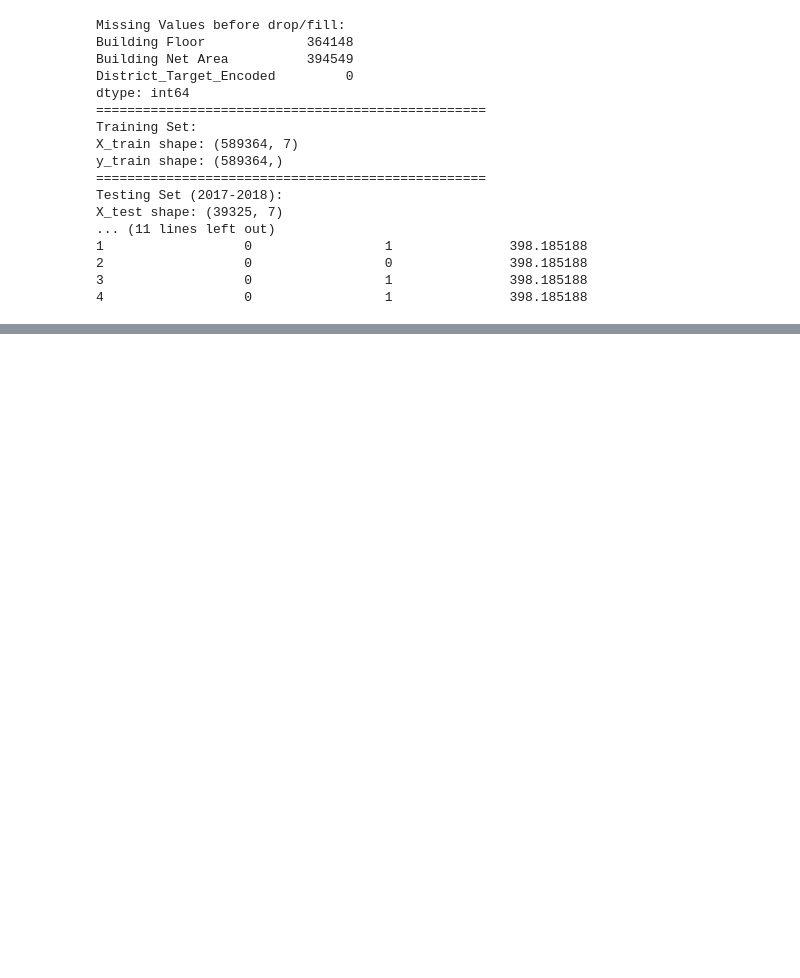
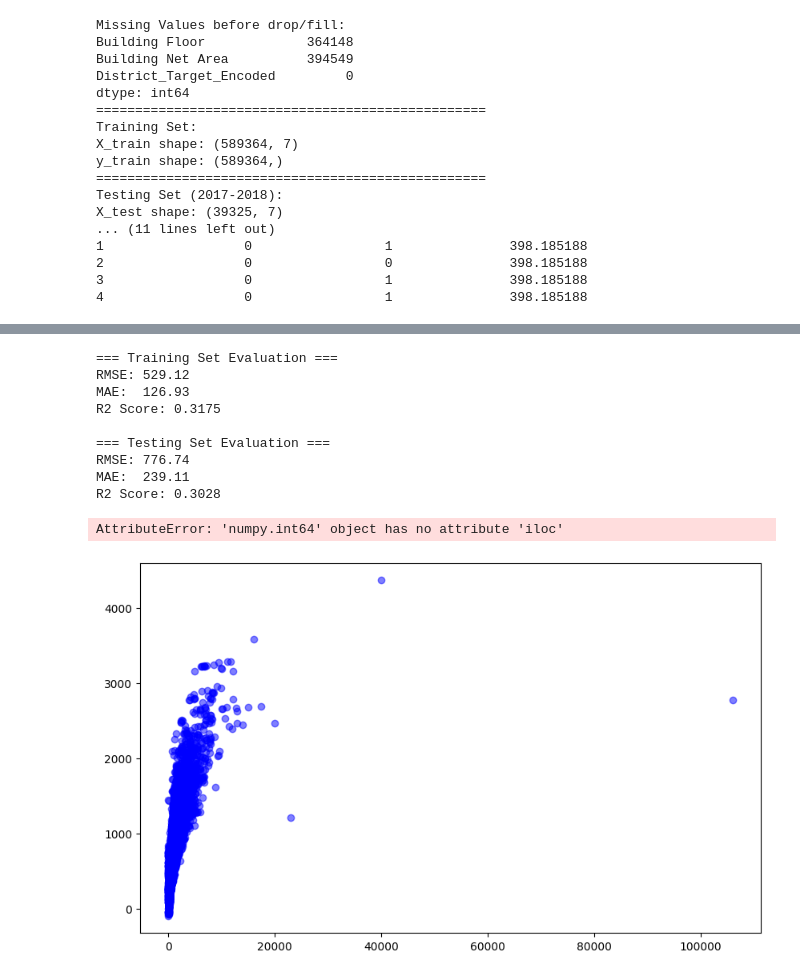
Before and after one commit to hung51607602/COMP4096_GroupProject, a Jupyter notebook: version_2.ipynb, the cells around one changed output, grey strips where cells are left out. Saved outputs shown, nothing was run; the diff lists cells and outputs as text; code cells hidden in the pictures; blank space fills up the shorter version.

```diff
--- a/version_2.ipynb
+++ b/version_2.ipynb
@@ -218,0 +462,46 @@ X_test shape: (39325, 7)
+# %%
+# 9. Model Evaluation
+
+def evaluate_model(y_true, y_pred, set_name="Test"):
+    mse = mean_squared_error(y_true, y_pred)
+    rmse = np.sqrt(mse)
+    mae = mean_absolute_error(y_true, y_pred)
+    r2 = r2_score(y_true, y_pred)
+
+    print(f"\n=== {set_name} Set Evaluation ===")
+    print(f"RMSE: {rmse:,.2f}")
+    print(f"MAE:  {mae:,.2f}")
+    print(f"R2 Score: {r2:.4f}")
+    return rmse, mae, r2
+
+# Evaluate Train and Test
+evaluate_model(y_train, y_pred_train, "Training")
+evaluate_model(y_test, y_pred_test, "Testing")
+
+# Visualization: Actual vs Predicted (Test Set)
+plt.figure(figsize=(10, 6))
+plt.scatter(y_test, y_pred_test, alpha=0.5, color='blue', label='Predicted vs Actual')
+# Perfect prediction line
+min_val = min(y_test.min().iloc[0], y_pred_test.min())
+max_val = max(y_test.max().iloc[0], y_pred_test.max())
+plt.plot([min_val, max_val], [min_val, max_val], 'r--', lw=2, label='Perfect Prediction')
+
+plt.xlabel('Actual Price (HKD)')
+plt.ylabel('Predicted Price (HKD)')
+plt.title('Linear Regression: Actual vs Predicted Prices (Test Set)')
+plt.legend()
+plt.grid(True)
+plt.ticklabel_format(style='plain', axis='both') # Prevent scientific notation
+plt.show()
+# %% [output]
+=== Training Set Evaluation ===
+RMSE: 529.12
+MAE:  126.93
+R2 Score: 0.3175
+
+=== Testing Set Evaluation ===
+RMSE: 776.74
+MAE:  239.11
+R2 Score: 0.3028
+AttributeError: 'numpy.int64' object has no attribute 'iloc'
+[figure, added]
```
Also changed, not shown: parts of 6 cells of this notebook, 1 other file.
